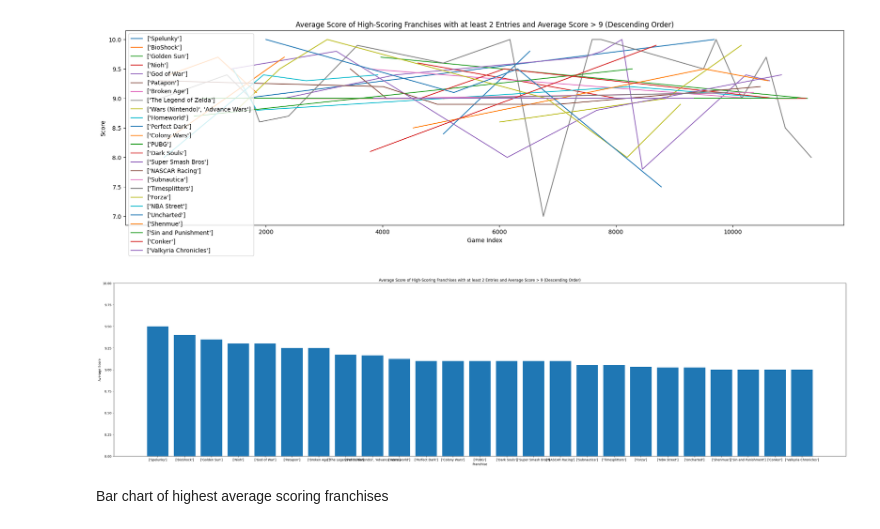
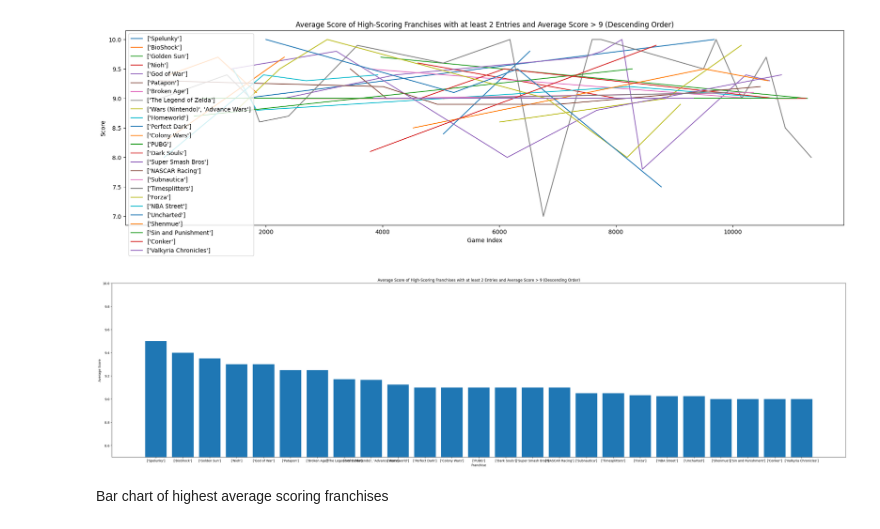
Before and after one commit to aodhanman/IGNDATA, a Jupyter notebook: IGN_DATA.ipynb, the cells around one changed output. Saved outputs shown, nothing was run; the diff lists cells and outputs as text; code cells hidden in the pictures.

```diff
--- a/IGN_DATA.ipynb
+++ b/IGN_DATA.ipynb
@@ -114,35 +118,35 @@ high_score_franchises = franchise_avg_score[(df["franchises"].value_counts() >=
 # Get the list of franchises that meet the filtering criteria
 high_score_franchise_names = high_score_franchises.index.tolist()
 
 # Filter the original dataframe to only include games from the high score franchises
 high_score_games = df[df["franchises"].isin(high_score_franchise_names)]
 
 # Group the games by franchise and count the number of games in each franchise
 franchise_counts = high_score_games["franchises"].value_counts()
 
 # Calculate the total score for each franchise
 franchise_total_score = high_score_games.groupby("franchises")["score"].sum()
 
 # Calculate the average score for each franchise
 franchise_avg_score = franchise_total_score / franchise_counts
 
 # Sort the franchises by descending order of average score
 sorted_franchises = franchise_avg_score.loc[high_score_franchise_names].sort_values(ascending=False)
 
 # Create a bar chart showing the average score of each franchise
 plt.figure(figsize=(42,10))
 plt.bar(sorted_franchises.index, sorted_franchises.values)
 
 # Set the x-axis label, y-axis label, and title
 plt.xlabel("Franchise")
 plt.ylabel("Average Score")
 plt.title("Average Score of High-Scoring Franchises with at least 2 Entries and Average Score > 9 (Descending Order)")
-plt.ylim(8, 10)
+plt.ylim(8.5, 10)
 
 # Show the plot
 plt.show()
 # %% [output]
-[figure, old version]
+[figure, new version]
 # %% [markdown]
 Bar chart of highest average scoring franchises
 # %%
```
Also changed, not shown: parts of 4 cells of this notebook.
